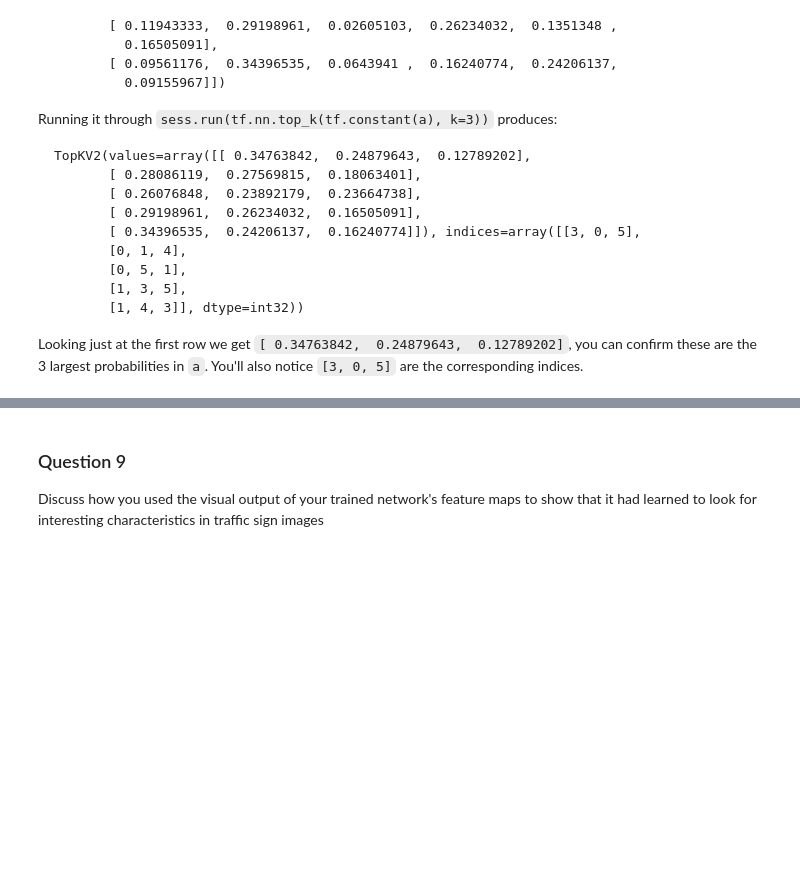
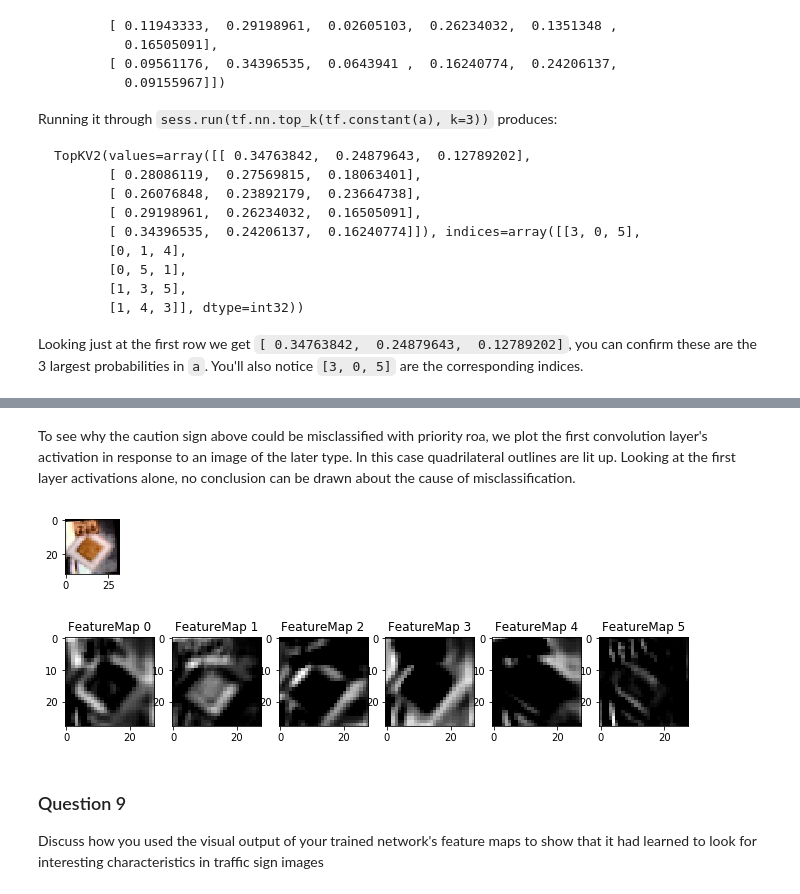
Before and after one commit to farhanhubble/traffic-signs-recognizer, a Jupyter notebook: Traffic_Sign_Classifier.ipynb, the cells around one changed output, grey strips where cells are left out. Cells and saved outputs as stored; diff of their text form; code cells hidden in the pictures; blank space fills up the shorter version.

```diff
--- a/Traffic_Sign_Classifier.ipynb
+++ b/Traffic_Sign_Classifier.ipynb
@@ -956,4 +956,15 @@ for i in range(len(y_web)):
 ... (3 outputs left out)
+# %% [markdown]
+To see why the caution sign above could be misclassified with priority roa, we plot the first convolution layer's activation in response to an image of the later type. In this case quadrilateral outlines are lit up. Looking at the first layer activations alone, no conclusion can be drawn about the cause of misclassification.
+# %%
+plt.figure(figsize=(1,1))
+plt.imshow(X_train[y_train==12][0])
+plt.show()
+outputFeatureMap(X_train[y_train==12][0:1],conv1_out)
+plt.show()
+# %% [output]
+[figure, added]
+[figure, added]
 # %% [markdown]
 ### Question 9
 
```
Also changed, not shown: parts of 11 cells of this notebook, 22 other files.
